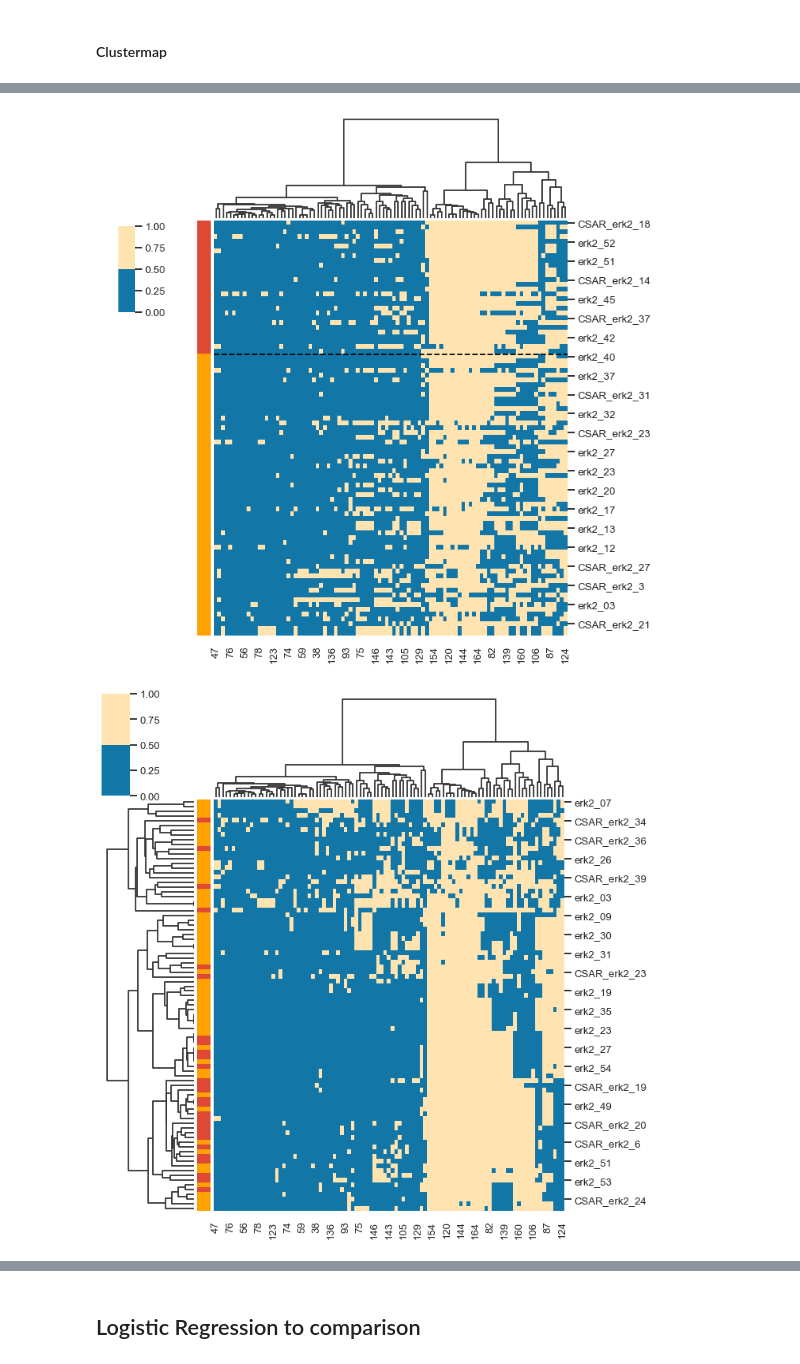
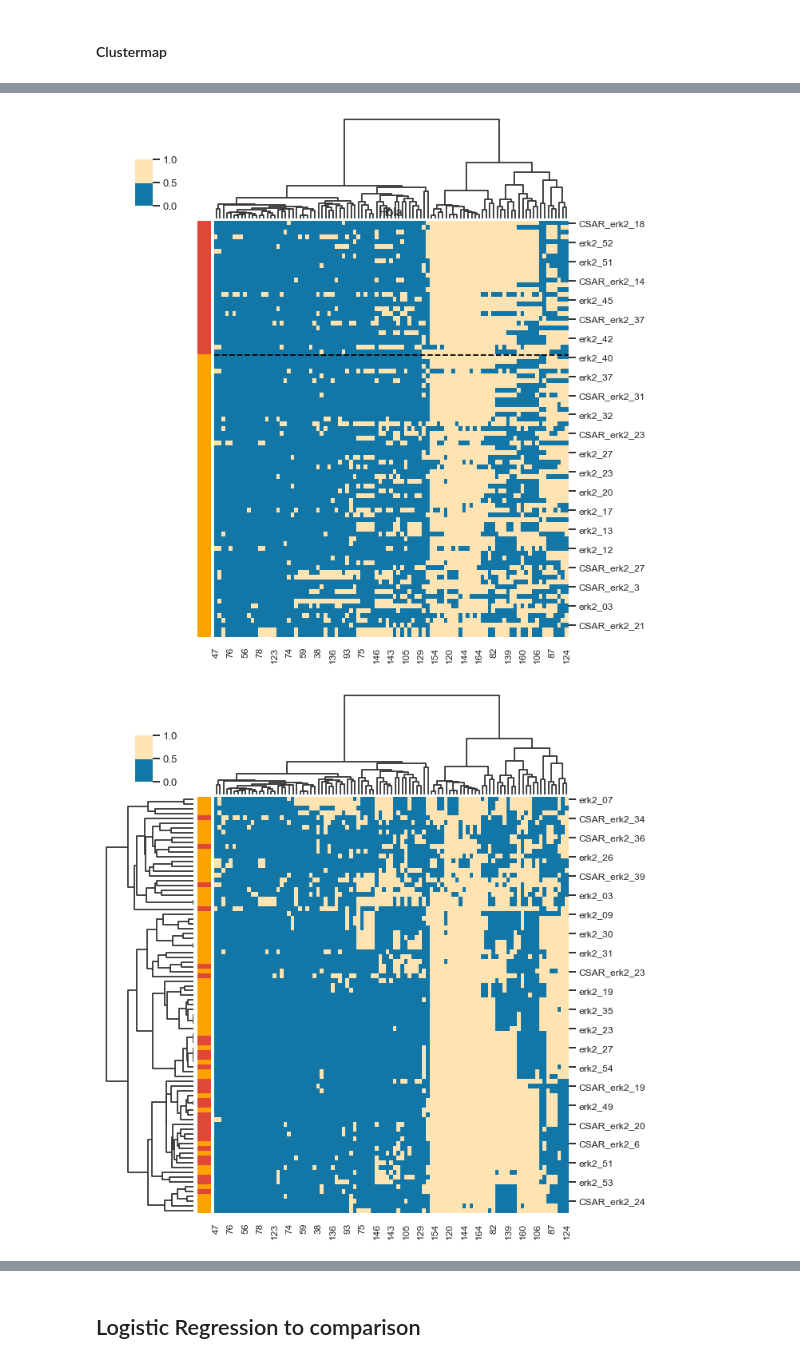
Before and after one commit to jRicciL/ERK2_notebooks, a Jupyter notebook: X_Reviewing_Fourches_work/7_Feature_Selection_RDKit_descriptors.ipynb, the cells around one changed output, grey strips where cells are left out. Drawn from its saved outputs; the diff is of its cells as text; code cells hidden in the pictures.

```diff
--- a/X_Reviewing_Fourches_work/7_Feature_Selection_RDKit_descriptors.ipynb
+++ b/X_Reviewing_Fourches_work/7_Feature_Selection_RDKit_descriptors.ipynb
@@ -357,39 +373,44 @@ link_tan_col = linkage(squareform(dist_tan_col), method='average')
 # Row coloring to identify Active and Inactive Molecules
 colors_rows = ['#df4834' if i >= 7.5 else '#fda200' for i in df['pKi']]
 
-
 clusmap = sns.clustermap(df_maccs, cmap =['#1276a7', '#FFE4B1'],
                 standard_scale=1,
                 row_cluster=False,
                 col_linkage=link_tan_col,
                 row_colors=colors_rows,
-                cbar_pos=(0.05, .634, .03, .15),
-                tree_kws={'linewidth': 1.8}
+                cbar_pos=(0.08, .82, .03, .08),
+                tree_kws={'linewidth': 1.8},
               )
 # Number of actives
 n_actives = sum(df['pKi'] >= 7.5)
-ax = clusmap.ax_heatmap  # this is the important part
+ax = clusmap.ax_heatmap
+ax.set_xticklabels(clusmap.ax_heatmap.get_xmajorticklabels(), fontsize = 12)
+ax.set_yticklabels(clusmap.ax_heatmap.get_ymajorticklabels(), fontsize = 12)
 ax.hlines(y=n_actives, xmin=0, xmax=97, linewidth=1.8, linestyle='--', color = 'k')
+ax.set_title('Hola')
 plt.show()
 # %% [output]
-[figure, old version]
+[figure, new version]
 # %%
 dist_tan_rows = pdist(df_maccs, 'rogerstanimoto')
 link_tan_rows = linkage(squareform(dist_tan_rows), method='average', optimal_ordering=True)
 
 clusmap = sns.clustermap(df_maccs, cmap =['#1276a7', '#FFE4B1'],
                 standard_scale=1,
                 row_linkage=link_tan_rows,
                 col_linkage=link_tan,
                 col_cluster=True,
                 row_colors=colors_rows,
+                cbar_pos=(0.08, .82, .03, .08),
                 tree_kws={'linewidth': 1.8}
               )
 
-ax = clusmap.ax_heatmap  # this is the important part
+ax = clusmap.ax_heatmap
+ax.set_xticklabels(clusmap.ax_heatmap.get_xmajorticklabels(), fontsize = 12)
+ax.set_yticklabels(clusmap.ax_heatmap.get_ymajorticklabels(), fontsize = 12)
 plt.show()
 # %% [output]
-[figure, old version]
+[figure, new version]
 # %%
 df = df_maccs_flt_phi.sort_values('pKi',ascending=False)
 df_maccs = df.drop('pKi', axis=1)
```
Also changed, not shown: parts of 3 cells of this notebook.
